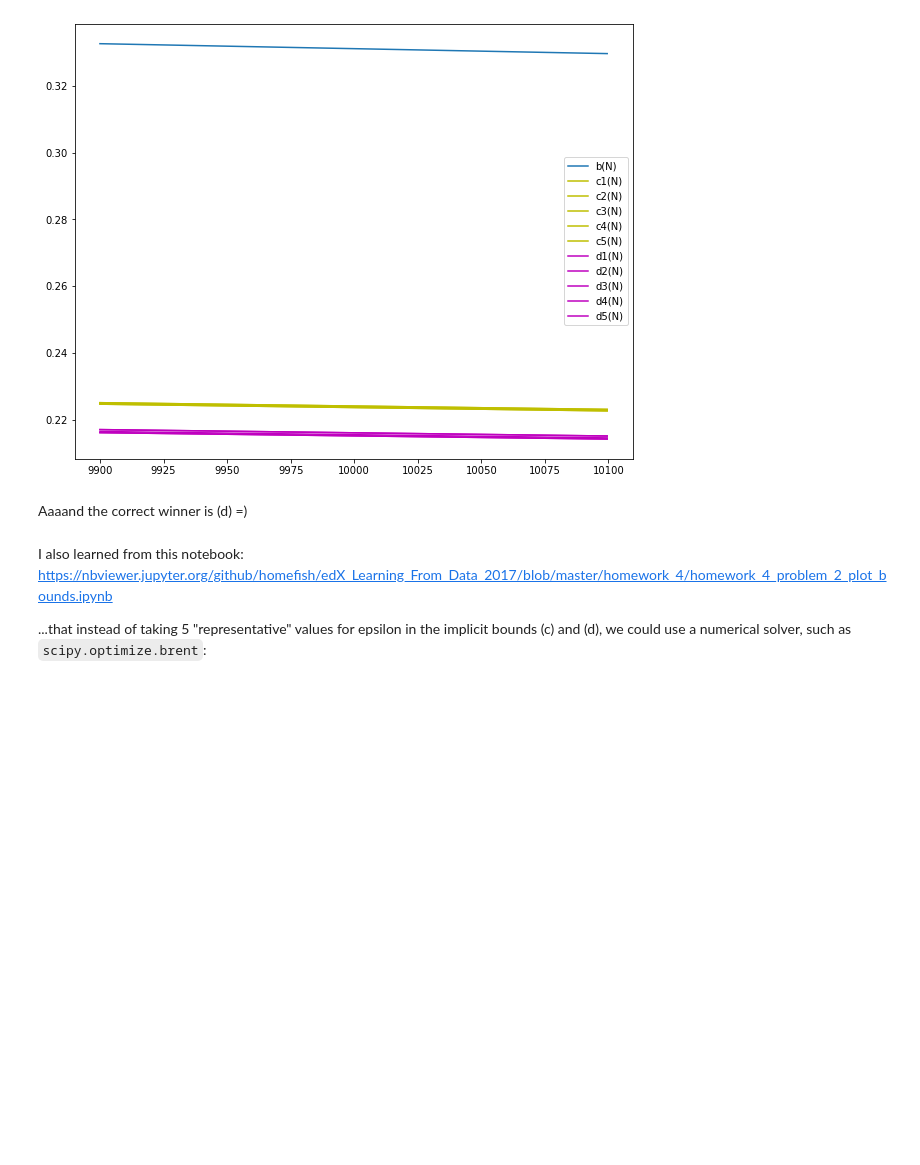
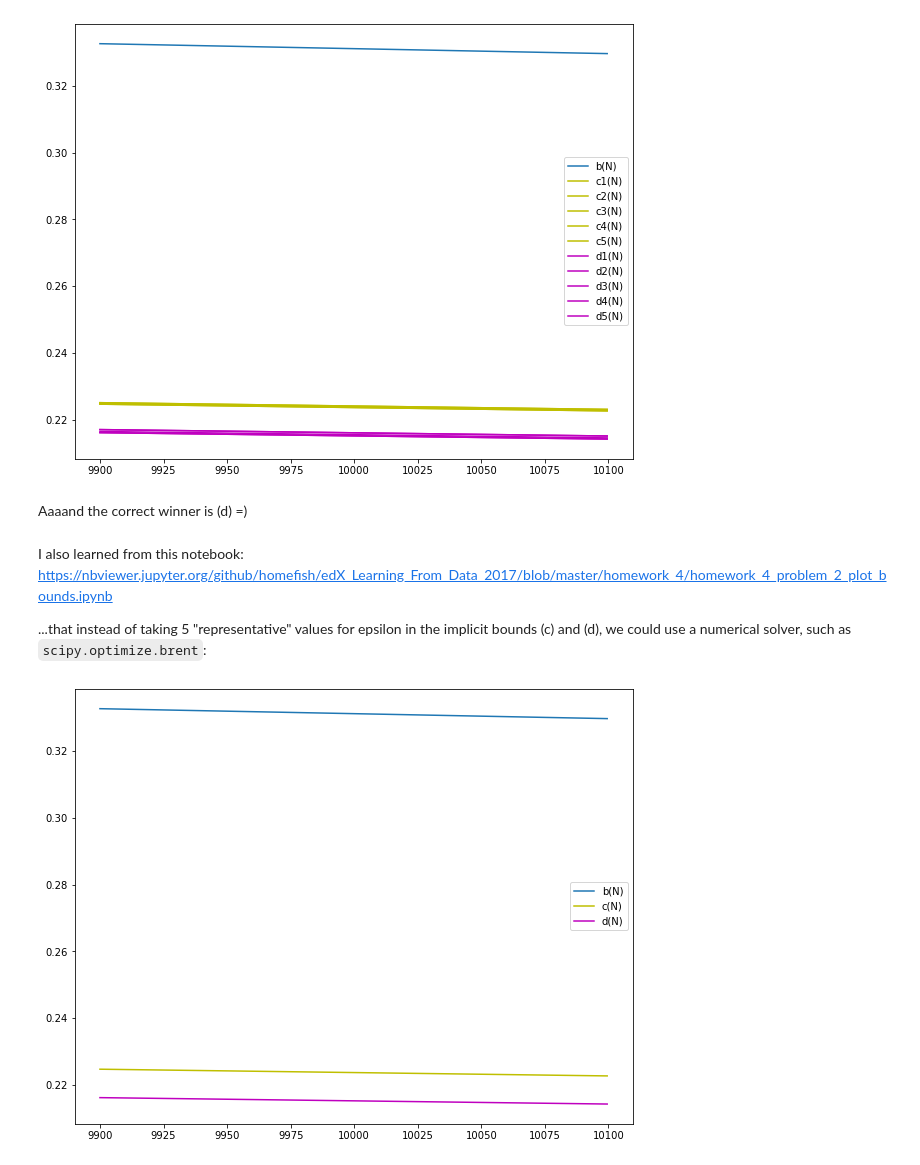
Before and after one commit to workflow/caltech-machine-learning-homework, a Jupyter notebook: HW4.ipynb, the cells around one changed output. Saved outputs shown, nothing was run; the diff lists cells and outputs as text; code cells hidden in the pictures; blank space fills up the shorter version.

```diff
--- a/HW4.ipynb
+++ b/HW4.ipynb
@@ -203,19 +202,21 @@ I also learned from this notebook: https://nbviewer.jupyter.org/github/homefish/
 # %%
 def c(N):
     m_H = (2*N)**d_vc # Approximate bound for growth function
     f = lambda e: math.sqrt( (1 / N) * ( 2 * e + np.log( (6*m_H) / delta ) ) ) - e
     return optimize.brentq(f, 0, 1)
 
-def d1(N):
+def d(N):
     m_H = np.power(np.power(N, 2), d_vc) # Approximate bound for growth function
     f = lambda e: np.sqrt( (1/(2*N)) * ( 4*e*(1+e) + np.log( (4*m_H) / delta ) ) ) - e
     return optimize.brentq(f, 0, 1)
 
 N = np.arange(9900, 10100, 0.5, dtype=np.float128)
 
 plt.figure(figsize=(10, 8))
 plt.plot(N, np.vectorize(b)(N), label='b(N)')
-plt.plot(N, np.vectorize(c1)(N), label='c(N)', color='y')
-plt.plot(N, np.vectorize(d1)(N), label='d1(N)', color='m')
+plt.plot(N, np.vectorize(c)(N), label='c(N)', color='y')
+plt.plot(N, np.vectorize(d)(N), label='d(N)', color='m')
 plt.legend()
 plt.show()
+# %% [output]
+[figure, added]
```
Also changed, not shown: parts of 32 cells of this notebook, 6 other files.
